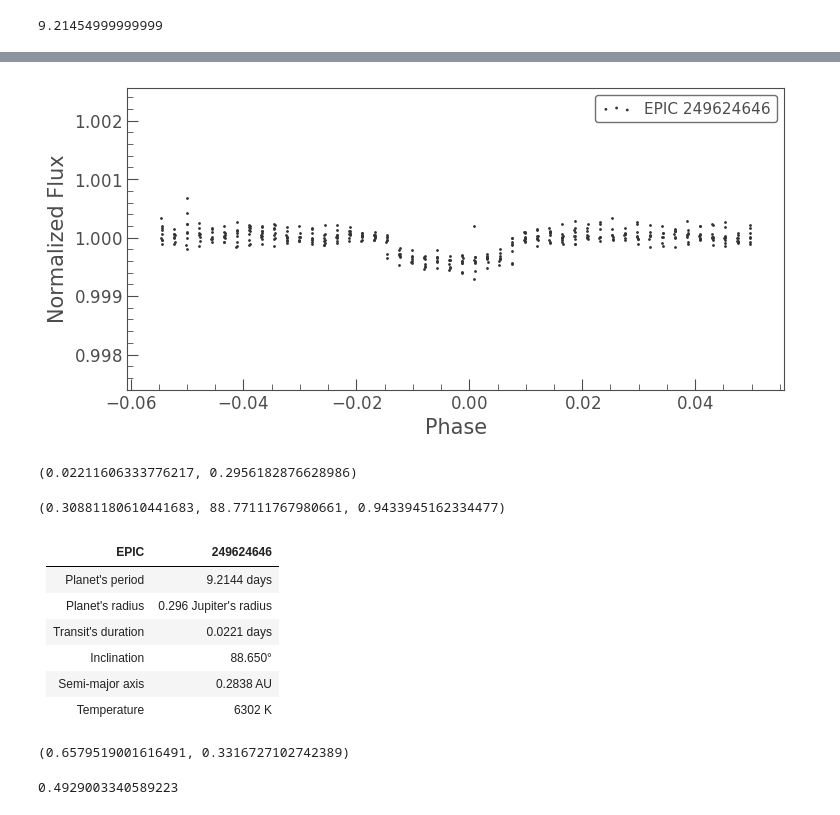
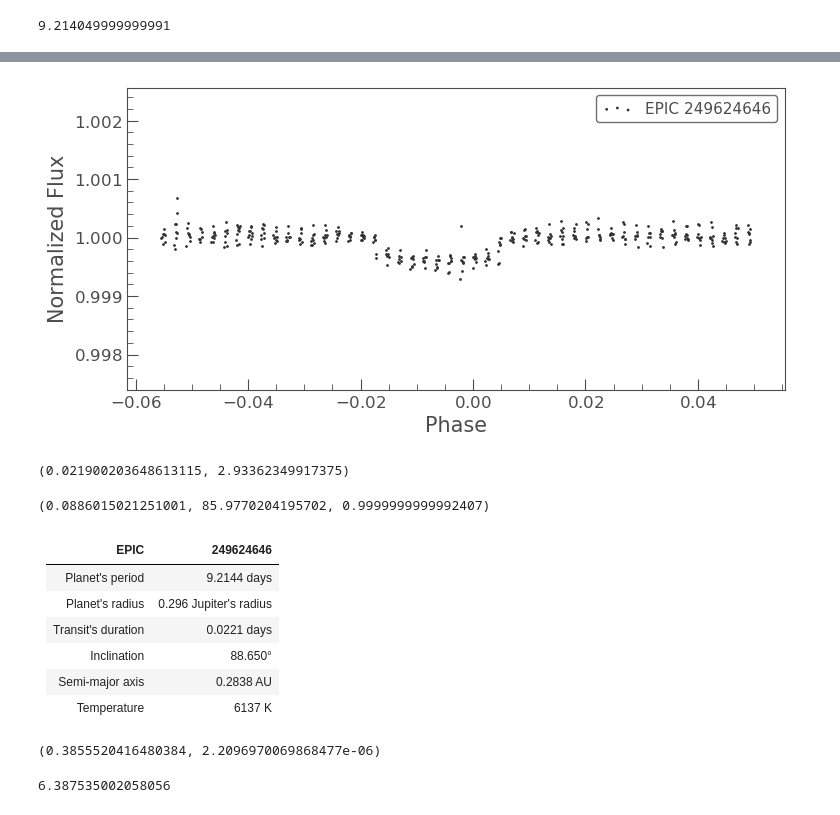
Before and after one commit to PierricJoulot/Astronomy, a Jupyter notebook: EPIC249624646/EPIC 249624646.ipynb, the cells around one changed output, grey strips where cells are left out. Cells and saved outputs as stored; diff of their text form; code cells hidden in the pictures.

```diff
--- a/EPIC249624646/EPIC 249624646.ipynb
+++ b/EPIC249624646/EPIC 249624646.ipynb
@@ -44,19 +44,19 @@ Best Fit Period: 18.4291 days
 # %%
 period_f = period / 2
-lcf = lc.fold(period=period_f,t0=1.2)
+lcf = lc.fold(period=period_f,t0=1.4)
 lcf.scatter()
 lc_transit = lcf[1800:2200].normalize()
 lc_transit.scatter()
 lcf.time_format = 'jd'
 period_f
 # %% [output]
-9.21454999999999
+9.214049999999991
 [figure]
-[figure, old version]
+[figure, new version]
 # %%
 import math
 
-R_star = 1.511 # in sun's radius
+R_star = 1.337 # in sun's radius
 R_star = R_star * 695510000 # in meter
 
 Td_values = lc_transit.time[lc_transit.flux < 0.9998]
@@ -66,15 +66,15 @@ min_tr = lc_transit.flux[lc_transit.flux < 0.9998].mean()
 R_planet = math.sqrt(1-min_tr)*R_star
 R_planet = R_planet / 69911000 # in jupiter's radius
 
-Td , R_planet
+Td , R_planet*11.2
 # %% [output]
-(0.02211606333776217, 0.2956182876628986)
+(0.021900203648613115, 2.93362349917375)
 # %%
 G = 6.67408 * 10**(-11)
-P = period_f
-M = 1.194*1.98847*10**30
-a = math.sqrt(G*M*P**2/(2*3.1415))
-i = math.acos(math.sqrt((R_star/a)**2 - (Td*3.1415/P)**2)) # in radians
+P = period_f*86400
+M = 1.093*1.98847*10**30
+a = (G*M*P**2/(2*math.pi)**2) ** (1./3)
+i = math.acos(math.sqrt((R_star/a)**2 - (Td*math.pi/P)**2)) # in radians
 b = a * math.cos(i)
 
 a = a / 149597870700 # astronomical unit
@@ -83,7 +83,7 @@ i = math.degrees(i)
 
 a, i, b
 # %% [output]
-(0.30881180610441683, 88.77111767980661, 0.9433945162334477)
+(0.0886015021251001, 85.9770204195702, 0.9999999999992407)
 # %% [markdown]
 |      EPIC          |       249624646      |
 |:------------------:|:--------------------:|
@@ -92,22 +92,22 @@ a, i, b
 | Transit's duration |      0.0221 days     |
 |     Inclination    |    88.650°           |
 |   Semi-major axis  |       0.2838 AU      |
-|   Temperature      |       6302 K         |
+|   Temperature      |       6137 K         |
 # %%
 u1 = 0.30495
 u2 = 0.3095
 µ = math.cos(math.asin(b))
 
-I_b = 1 - u1*(1-µ) - u2*((1-µ)**2)
+I_µ = 1 - u1*(1-µ) - u2*((1-µ)**2)
 
-I_b, µ
+I_µ, µ
 # %% [output]
-(0.6579519001616491, 0.3316727102742389)
+(0.3855520416480384, 2.2096970069868477e-06)
 # %%
 R_planet = R_planet * 69911000
-R_planet = math.sqrt((1-min(lc_transit.flux))/I_b)*R_star
+R_planet = math.sqrt((1-min(lc_transit.flux))/I_µ)*R_star
 R_planet = R_planet / 69911000
 
-R_planet
+R_planet*11.2
 # %% [output]
-0.4929003340589223
+6.387535002058056
```
Also changed, not shown: parts of 5 cells of this notebook, 2 other files.
